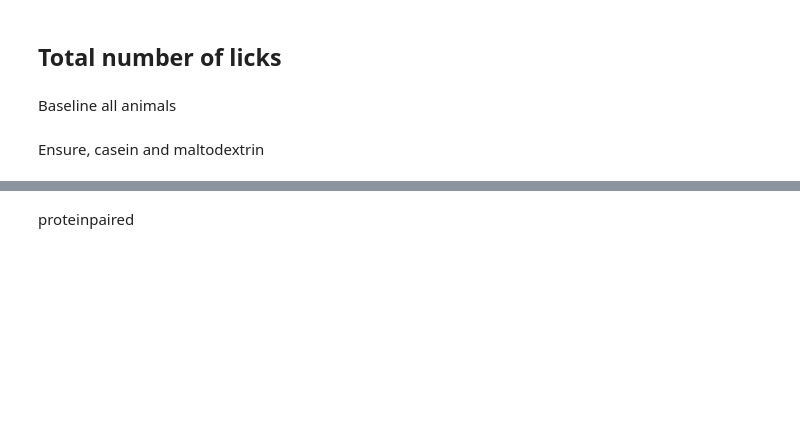
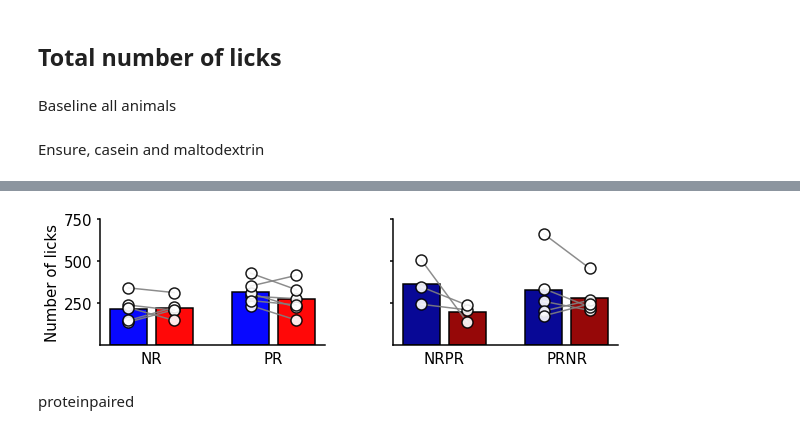
Before and after one commit to jetsetmette/VGP, a Jupyter notebook: notebooks/Behavior_2P.ipynb, the cells around one changed output, grey strips where cells are left out. Cells and saved outputs as stored; diff of their text form; code cells hidden in the pictures; blank space fills up the shorter version.

```diff
--- a/notebooks/Behavior_2P.ipynb
+++ b/notebooks/Behavior_2P.ipynb
@@ -533,3 +638,66 @@ f.savefig('C:\\Users\\mko102\\GitHub\\VGP\\output\\total_licks.png')
+# %%
+# Figure NR- cas/malt - PR- cas/malt
+
+f,ax=plt.subplots(figsize=(9,3), ncols=2, sharey=False)
+f.subplots_adjust(wspace=0.3, bottom=0.3, left=0.1)
+
+colors_1=['#0808FF','#FF0808','#0808FF','#FF0808']
+colors_2=['#080896','#960808','#080896','#960808']
+
+
+
+
+
+tp.barscatter([[cas_NR,malt_NR],[cas_PR,malt_PR]],
+              paired= True,
+              barfacecolor=colors_1,
+              barfacecolor_option="individual",
+              fontsize = 15,
+              scattersize=110,
+              scatteralpha=0.9,
+              spaced=True,
+              linewidth=1.5,
+              ax=ax[0],
+              grouplabel=['NR','PR'],
+              show_legend=False)
+
+
+# ax[1]= make_barscatter([[cas_NRPR,malt_NRPR],[cas_PRNR,malt_PRNR]], ax=ax[1],barfacecolor= colors_2, barlabels=labels)
+
+tp.barscatter([[cas_NRPR,malt_NRPR],[cas_PRNR,malt_PRNR]],
+              paired= True,
+              barfacecolor=colors_2,
+              barfacecolor_option="individual",
+              fontsize = 15,
+              scattersize=110,
+              scatteralpha=0.9,
+              spaced=True,
+              linewidth=1.5,
+              ax=ax[1],
+              grouplabel=['NRPR','PRNR'],
+              show_legend=False)
+
+
+ax[0].set_ylabel('Number of licks',fontsize = 15)
+ax[0].set_yticks([250,500,750])
+ax[0].set_yticklabels([250,500,750], fontsize = 15)
+
+
+ax[1].set_yticks([250,500,750])
+ax[1].set_yticklabels([])
+
+
+
+colors = {'Casein':'#080896', 'Maltodextrin':'#960808'}
+labels = list(colors.keys())
+handles = [plt.Rectangle((0,0),0.5,0.5, color=colors[label]) for label in labels]
+# ax[0].legend(handles, labels, fontsize=13, frameon=False)
+
+
+
+# f.savefig('C:\\Users\\mko102\\GitHub\\VGP\\output\\total_licks_3.png')
+# %% [output]
+[figure, added]
 # %% [markdown]
 proteinpaired
 # %%
```
Also changed, not shown: parts of 63 cells of this notebook.
